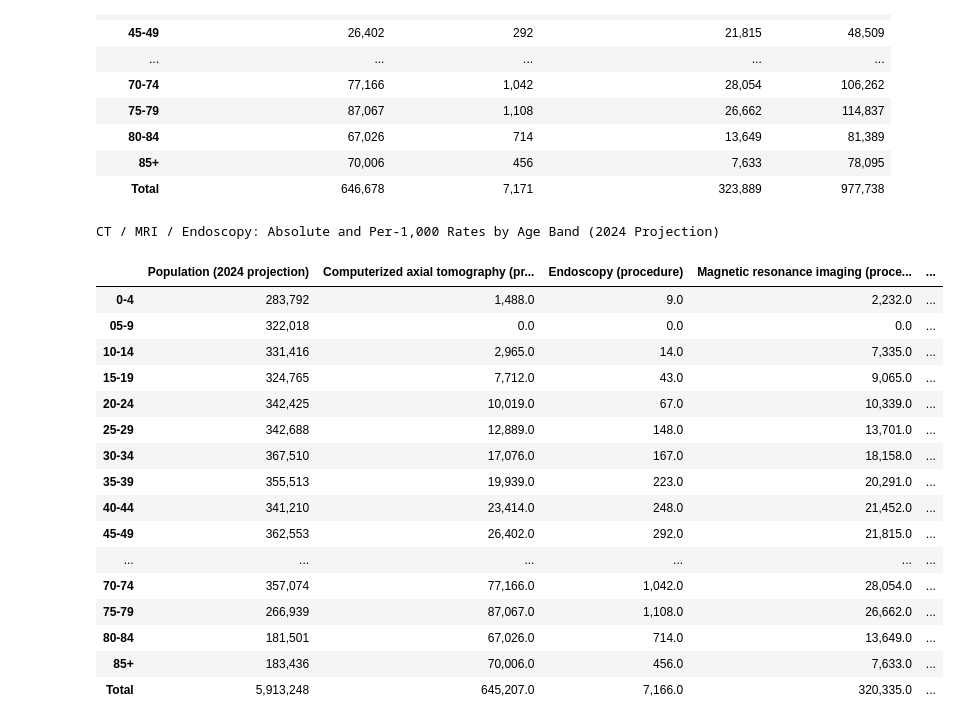
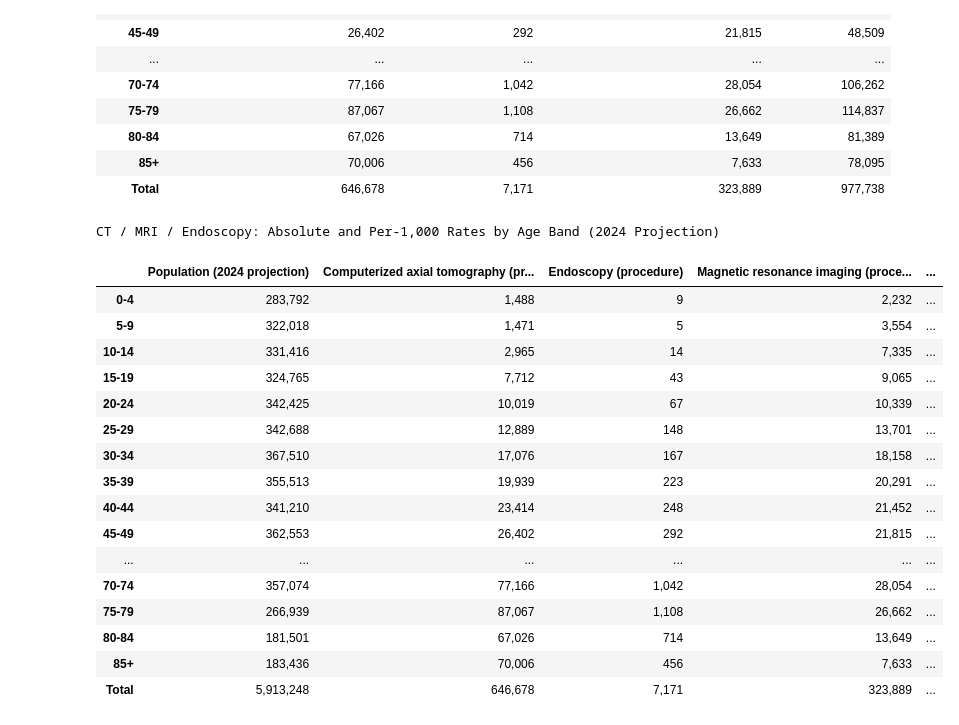
Before and after one commit to RossTylr/nhs-diagnostics-dids-eda, a Jupyter notebook: notebooks/04d_modality_demand.ipynb, the cells around one changed output. Saved outputs shown, nothing was run; the diff lists cells and outputs as text; code cells hidden in the pictures.

```diff
--- a/notebooks/04d_modality_demand.ipynb
+++ b/notebooks/04d_modality_demand.ipynb
@@ -264,7 +264,7 @@ Total Count by Age Band for Selected Modalities
 # --- Step 1: Define age-band population (ONS mid-2022, used for 2024 projection) ---
 age_band_population = pd.DataFrame({
     "age_band": [
-        "0-4", "05-9", "10-14", "15-19", "20-24", "25-29", "30-34", "35-39",
+        "0-4", "5-9", "10-14", "15-19", "20-24", "25-29", "30-34", "35-39",
         "40-44", "45-49", "50-54", "55-59", "60-64", "65-69", "70-74",
         "75-79", "80-84", "85+"
     ],
@@ -307,47 +307,47 @@ total_row_data = {
     "Total exams (absolute)": merged["Total exams (absolute)"].sum()
 }
 
 # Add modality totals
 for mod in modalities_of_interest:
     total_row_data[mod] = merged[mod].sum()
 
 # Add rate totals (population-weighted mean rate)
 for mod in modalities_of_interest:
     total_row_data[f"{mod} rate / 1,000"] = (
         merged[mod].sum() / merged["Population (2024 projection)"].sum() * 1000
     ).round(2)
 
 # Append total row
 total_row = pd.DataFrame(total_row_data, index=["Total"])
 merged = pd.concat([merged, total_row])
 
 # --- Step 6: Display ---
 from IPython.display import display
 
 display(
     merged.style
         .set_caption("CT / MRI / Endoscopy: Absolute and Per-1,000 Rates by Age Band (2024 Projection)")
         .format("{:,}", subset=["Population (2024 projection)", "Total exams (absolute)"] + modalities_of_interest)
         .format("{:.2f}", subset=[col for col in merged.columns if "rate" in col])
         .background_gradient(cmap="Blues", subset=modalities_of_interest)
 )
 # %% [output]
 CT / MRI / Endoscopy: Absolute and Per-1,000 Rates by Age Band (2024 Projection)
 |  | Population (2024 projection) | Computerized axial tomography (pr... | Endoscopy (procedure) | Magnetic resonance imaging (proce... | ... |
-| 0-4 | 283,792 | 1,488.0 | 9.0 | 2,232.0 | ... |
-| 05-9 | 322,018 | 0.0 | 0.0 | 0.0 | ... |
-| 10-14 | 331,416 | 2,965.0 | 14.0 | 7,335.0 | ... |
-| 15-19 | 324,765 | 7,712.0 | 43.0 | 9,065.0 | ... |
-| 20-24 | 342,425 | 10,019.0 | 67.0 | 10,339.0 | ... |
-| 25-29 | 342,688 | 12,889.0 | 148.0 | 13,701.0 | ... |
-| 30-34 | 367,510 | 17,076.0 | 167.0 | 18,158.0 | ... |
-| 35-39 | 355,513 | 19,939.0 | 223.0 | 20,291.0 | ... |
-| 40-44 | 341,210 | 23,414.0 | 248.0 | 21,452.0 | ... |
-| 45-49 | 362,553 | 26,402.0 | 292.0 | 21,815.0 | ... |
+| 0-4 | 283,792 | 1,488 | 9 | 2,232 | ... |
+| 5-9 | 322,018 | 1,471 | 5 | 3,554 | ... |
+| 10-14 | 331,416 | 2,965 | 14 | 7,335 | ... |
+| 15-19 | 324,765 | 7,712 | 43 | 9,065 | ... |
+| 20-24 | 342,425 | 10,019 | 67 | 10,339 | ... |
+| 25-29 | 342,688 | 12,889 | 148 | 13,701 | ... |
+| 30-34 | 367,510 | 17,076 | 167 | 18,158 | ... |
+| 35-39 | 355,513 | 19,939 | 223 | 20,291 | ... |
+| 40-44 | 341,210 | 23,414 | 248 | 21,452 | ... |
+| 45-49 | 362,553 | 26,402 | 292 | 21,815 | ... |
 | ... | ... | ... | ... | ... | ... |
-| 70-74 | 357,074 | 77,166.0 | 1,042.0 | 28,054.0 | ... |
-| 75-79 | 266,939 | 87,067.0 | 1,108.0 | 26,662.0 | ... |
-| 80-84 | 181,501 | 67,026.0 | 714.0 | 13,649.0 | ... |
-| 85+ | 183,436 | 70,006.0 | 456.0 | 7,633.0 | ... |
-| Total | 5,913,248 | 645,207.0 | 7,166.0 | 320,335.0 | ... |
+| 70-74 | 357,074 | 77,166 | 1,042 | 28,054 | ... |
+| 75-79 | 266,939 | 87,067 | 1,108 | 26,662 | ... |
+| 80-84 | 181,501 | 67,026 | 714 | 13,649 | ... |
+| 85+ | 183,436 | 70,006 | 456 | 7,633 | ... |
+| Total | 5,913,248 | 646,678 | 7,171 | 323,889 | ... |
 # %%
```
Also changed, not shown: parts of 4 cells of this notebook, 20 other files.
